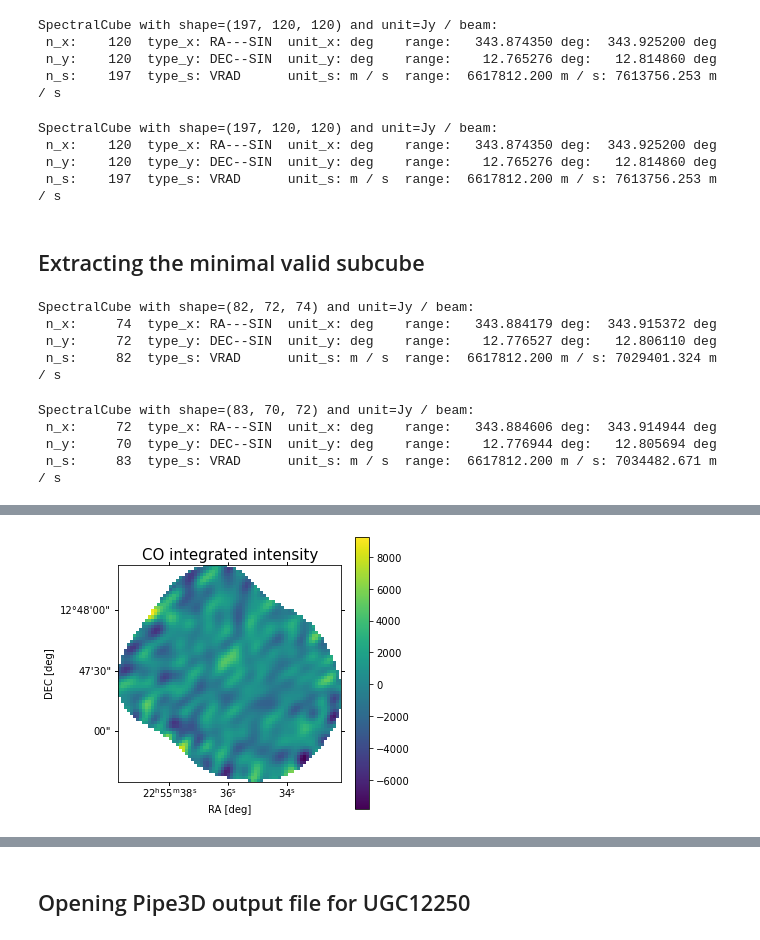
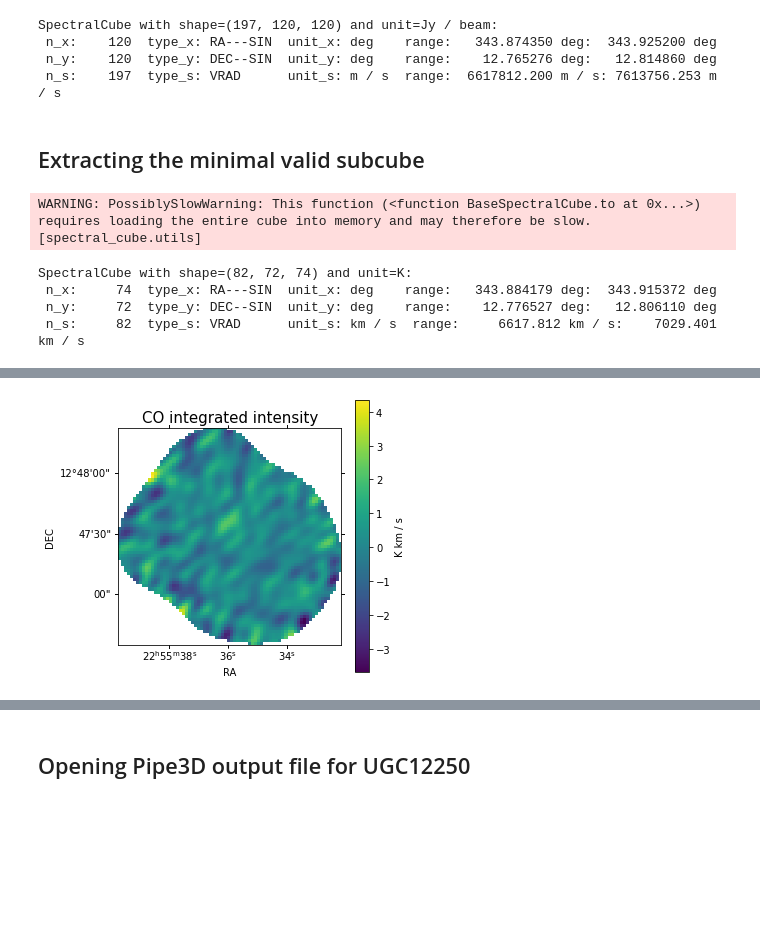
Before and after one commit to Bruno-Rodriguez/quenching-nearby-galaxies, a Jupyter notebook: smooth_and_reproject_cubes.ipynb, the cells around one changed output, grey strips where cells are left out. Saved outputs shown, nothing was run; the diff lists cells and outputs as text; code cells hidden in the pictures; blank space fills up the shorter version.

```diff
--- a/smooth_and_reproject_cubes.ipynb
+++ b/smooth_and_reproject_cubes.ipynb
@@ -23,37 +23,28 @@ SpectralCube with shape=(197, 120, 120) and unit=Jy / beam:
  n_x:    120  type_x: RA---SIN  unit_x: deg    range:   343.874350 deg:  343.925200 deg
  n_y:    120  type_y: DEC--SIN  unit_y: deg    range:    12.765276 deg:   12.814860 deg
  n_s:    197  type_s: VRAD      unit_s: m / s  range:  6617812.200 m / s: 7613756.253 m / s
-# %%
-noise_cube = SpectralCube.read(path+'UGC12250_7m_co21_noise.fits')
-noise_cube
-# %% [output]
-SpectralCube with shape=(197, 120, 120) and unit=Jy / beam:
- n_x:    120  type_x: RA---SIN  unit_x: deg    range:   343.874350 deg:  343.925200 deg
- n_y:    120  type_y: DEC--SIN  unit_y: deg    range:    12.765276 deg:   12.814860 deg
- n_s:    197  type_s: VRAD      unit_s: m / s  range:  6617812.200 m / s: 7613756.253 m / s
 # %% [markdown]
 ## Extracting the minimal valid subcube
 # %%
 CO_cube = CO_cube.minimal_subcube()
+if CO_cube.unit == 'Jy/beam':
+    CO_cube = CO_cube.to(u.K)
+if CO_cube.header['CUNIT3'] == 'm/s':
+    CO_cube = CO_cube.with_spectral_unit(u.km/u.s)
 CO_cube
 # %% [output]
-SpectralCube with shape=(82, 72, 74) and unit=Jy / beam:
- n_x:     74  type_x: RA---SIN  unit_x: deg    range:   343.884179 deg:  343.915372 deg
- n_y:     72  type_y: DEC--SIN  unit_y: deg    range:    12.776527 deg:   12.806110 deg
- n_s:     82  type_s: VRAD      unit_s: m / s  range:  6617812.200 m / s: 7029401.324 m / s
+WARNING: PossiblySlowWarning: This function (<function BaseSpectralCube.to at 0x...>) requires loading the entire cube into memory and may therefore be slow. [spectral_cube.utils]
+SpectralCube with shape=(82, 72, 74) and unit=K:
+ n_x:     74  type_x: RA---SIN  unit_x: deg    range:   343.884179 deg:  343.915372 deg
+ n_y:     72  type_y: DEC--SIN  unit_y: deg    range:    12.776527 deg:   12.806110 deg
+ n_s:     82  type_s: VRAD      unit_s: km / s  range:     6617.812 km / s:    7029.401 km / s
-# %%
-noise_cube = noise_cube.minimal_subcube()
-noise_cube
-# %% [output]
-SpectralCube with shape=(83, 70, 72) and unit=Jy / beam:
- n_x:     72  type_x: RA---SIN  unit_x: deg    range:   343.884606 deg:  343.914944 deg
- n_y:     70  type_y: DEC--SIN  unit_y: deg    range:    12.776944 deg:   12.805694 deg
- n_s:     83  type_s: VRAD      unit_s: m / s  range:  6617812.200 m / s: 7034482.671 m / s
 # %%
-CO_display = CO_cube.moment(order=0)
-fig, ax = plt.subplots(figsize=(5,5),subplot_kw={'projection':CO_display.wcs})
-im = ax.imshow(CO_display.value,origin='lower')
-fig.colorbar(im, ax=ax)
+mom0 = CO_cube.moment(order=0)
+mom1 = CO_cube.moment(order=1)
+mom2 = CO_cube.moment(order=2)
+fig, ax = plt.subplots(figsize=(5,5),subplot_kw={'projection':mom0.wcs})
+im = ax.imshow(mom0.value,origin='lower')
+fig.colorbar(im, ax=ax,label=mom0.unit)
 ax.set_title('CO integrated intensity',fontsize=15)
 ax.coords['ra'].set_axislabel('RA')
 ax.coords['dec'].set_axislabel('DEC')
@@ -62 +54 @@ plt.show()
-[figure, old version]
+[figure, new version]
```
Also changed, not shown: parts of 72 cells of this notebook.
